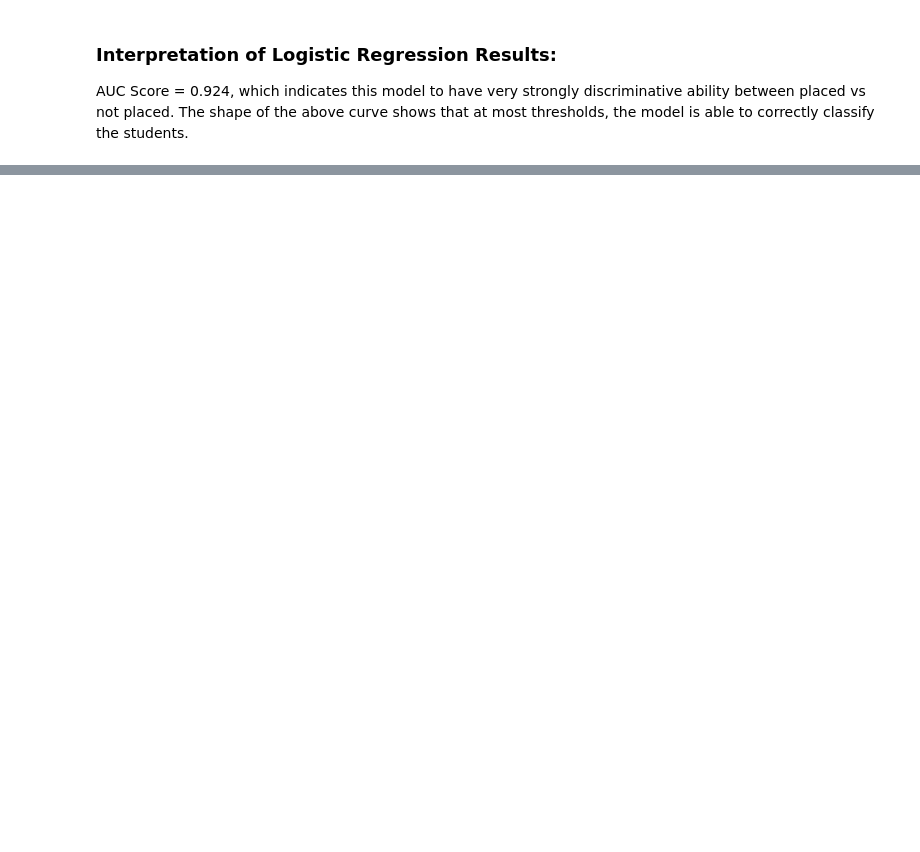
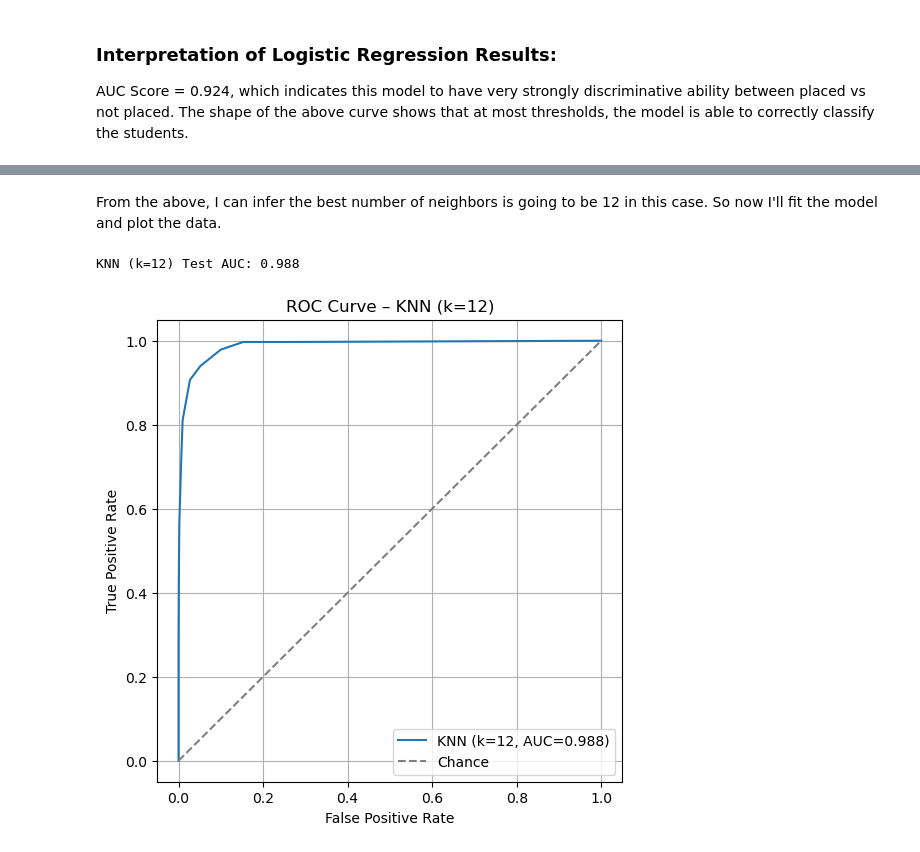
Before and after one commit to Kate-Zilla/Graduate-Employability, a Jupyter notebook: employability.ipynb, the cells around one changed output, grey strips where cells are left out. Saved outputs shown, nothing was run; the diff lists cells and outputs as text; code cells hidden in the pictures; blank space fills up the shorter version.

```diff
--- a/employability.ipynb
+++ b/employability.ipynb
@@ -341,0 +419,36 @@ The shape of the above curve shows that at most thresholds, the model is able to
+# %% [markdown]
+From the above, I can infer the best number of neighbors is going to be 12 in this case. So now I'll fit the model and plot the data.
+# %%
+#I decided to not use pipeline for this iteration, since I've already determined my K = 12
+
+#scale the data
+scaler = StandardScaler()
+X_train_scaled = scaler.fit_transform(X_train2)
+X_test_scaled = scaler.transform(X_test2)
+
+#fit KNN with k=12
+knn_best_k = KNeighborsClassifier(n_neighbors=12)
+knn_best_k.fit(X_train_scaled, y_train2)
+
+#predict
+y_score = knn_best_k.predict_proba(X_test_scaled)[:, 1]
+
+#evaluate
+auc = roc_auc_score(y_test2, y_score)
+print(f"KNN (k=12) Test AUC: {auc:.3f}")
+
+#plot ROC curve
+fpr, tpr, _ = roc_curve(y_test2, y_score)
+
+plt.figure(figsize=(6,6))
+plt.plot(fpr, tpr, label=f"KNN (k=12, AUC={auc:.3f})")
+plt.plot([0,1], [0,1], linestyle="--", color="gray", label="Chance")
+plt.xlabel("False Positive Rate")
+plt.ylabel("True Positive Rate")
+plt.title("ROC Curve – KNN (k=12)")
+plt.legend(loc="lower right")
+plt.grid(True)
+plt.show()
+# %% [output]
+KNN (k=12) Test AUC: 0.988
+[figure, added]
```
Also changed, not shown: parts of 14 cells of this notebook.
